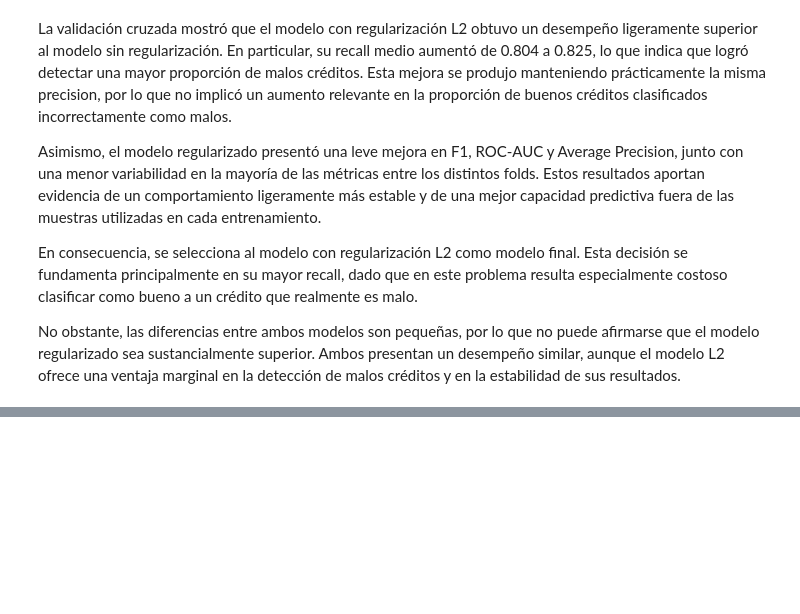
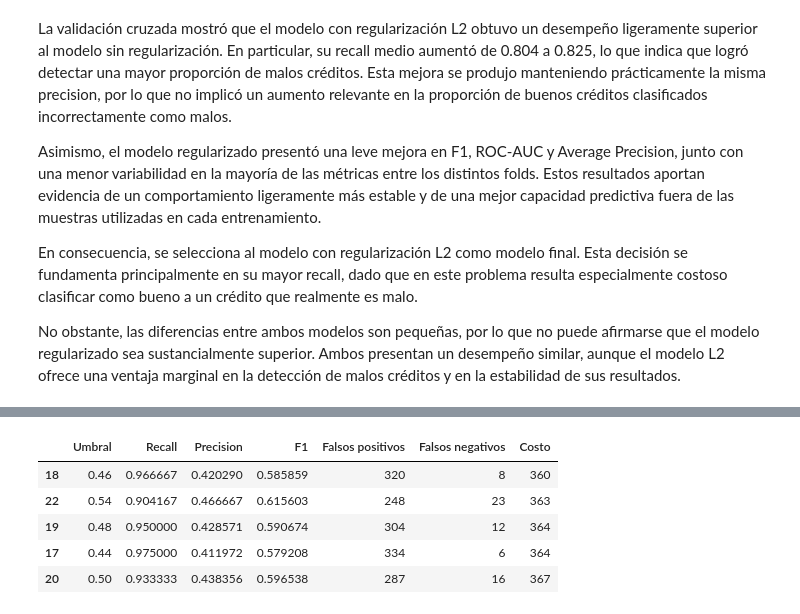
Before and after one commit to camigonzalez-hub/Credit-Risk-Machine-Learning, a Jupyter notebook: Implementacion.ipynb, the cells around one changed output, grey strips where cells are left out. Cells and saved outputs as stored; diff of their text form; code cells hidden in the pictures; blank space fills up the shorter version.

```diff
--- a/Implementacion.ipynb
+++ b/Implementacion.ipynb
@@ -445,0 +594,46 @@ No obstante, las diferencias entre ambos modelos son pequeñas, por lo que no pu
+# %%
+probabilidades = mejor_pipeline.predict_proba(X_train)[:, 1]
+
+resultados = []
+
+for umbral in np.arange(0.10, 0.91, 0.02):
+
+    predicciones = (probabilidades >= umbral).astype(int)
+
+    tn, fp, fn, tp = confusion_matrix(
+        y_train,
+        predicciones,
+        labels=[0, 1]
+    ).ravel()
+
+    costo = fp + 5 * fn
+
+    resultados.append({
+        "Umbral": umbral,
+        "Recall": recall_score(y_train, predicciones),
+        "Precision": precision_score(
+            y_train,
+            predicciones,
+            zero_division=0
+        ),
+        "F1": f1_score(
+            y_train,
+            predicciones,
+            zero_division=0
+        ),
+        "Falsos positivos": fp,
+        "Falsos negativos": fn,
+        "Costo": costo
+    })
+
+resultados_umbrales = pd.DataFrame(resultados)
+#print(resultados_umbrales)
+
+resultados_umbrales.sort_values("Costo").head()
+# %% [output]
+|  | Umbral | Recall | Precision | F1 | Falsos positivos | Falsos negativos | Costo |
+| 18 | 0.46 | 0.966667 | 0.420290 | 0.585859 | 320 | 8 | 360 |
+| 22 | 0.54 | 0.904167 | 0.466667 | 0.615603 | 248 | 23 | 363 |
+| 19 | 0.48 | 0.950000 | 0.428571 | 0.590674 | 304 | 12 | 364 |
+| 17 | 0.44 | 0.975000 | 0.411972 | 0.579208 | 334 | 6 | 364 |
+| 20 | 0.50 | 0.933333 | 0.438356 | 0.596538 | 287 | 16 | 367 |
```
Also changed, not shown: parts of 15 cells of this notebook, 1 other file.
